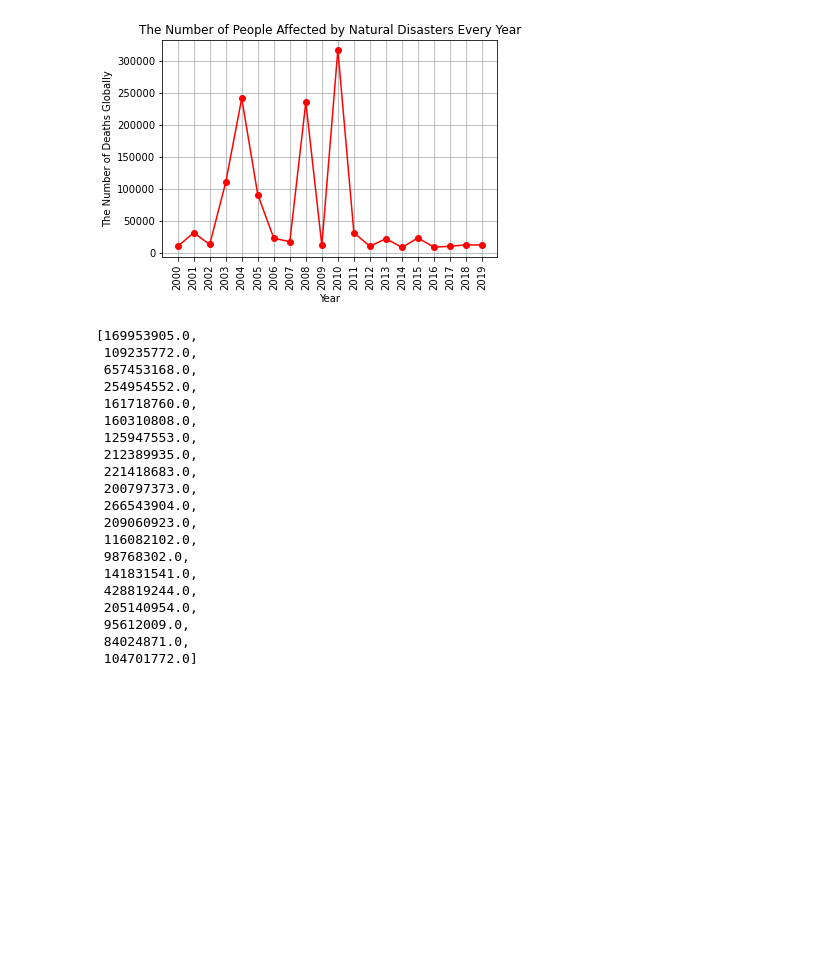
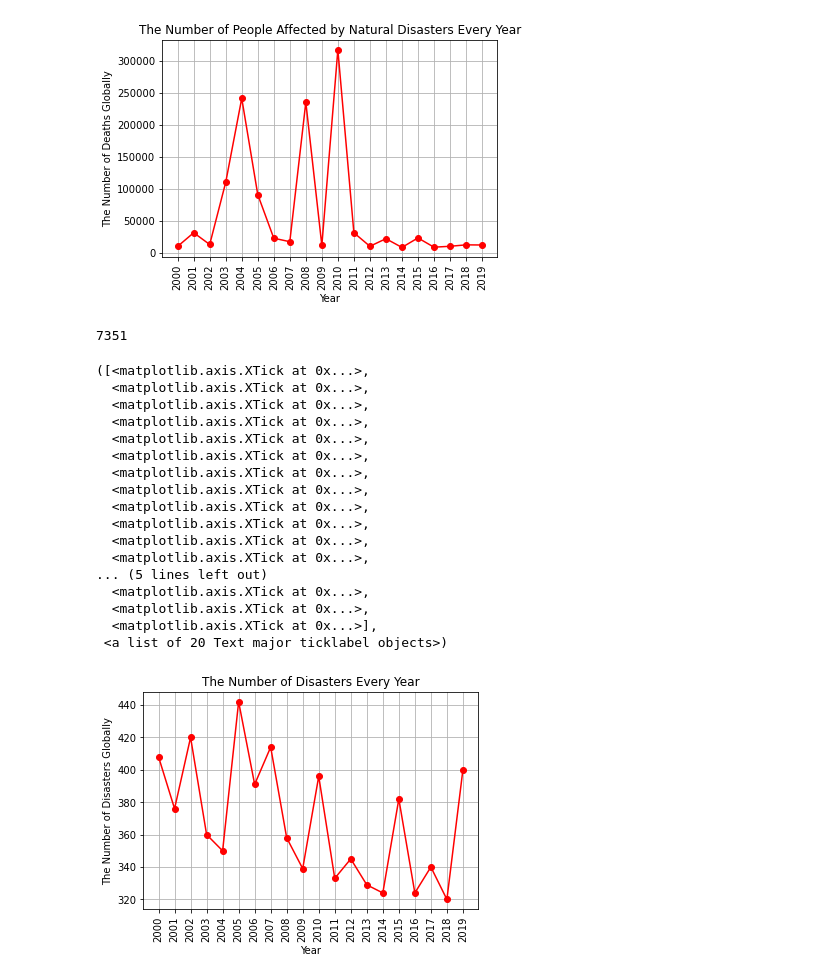
Before and after one commit to moriahtaylor1/climate-change-analysis, a Jupyter notebook: extreme_weather.ipynb, the cells around one changed output. Drawn from its saved outputs; the diff is of its cells as text; code cells hidden in the pictures; blank space fills up the shorter version.

Commit message:
Created graph showing number of disasters globally each year

```diff
--- a/extreme_weather.ipynb
+++ b/extreme_weather.ipynb
@@ -118,26 +118,44 @@ plt.xticks(years, rotation="vertical")
   <matplotlib.axis.XTick at 0x...>],
  <a list of 20 Text major ticklabel objects>)
 [figure]
-# %%
-total_deaths_list
-# %% [output]
-[169953905.0,
- 109235772.0,
- 657453168.0,
- 254954552.0,
- 161718760.0,
- 160310808.0,
- 125947553.0,
- 212389935.0,
- 221418683.0,
- 200797373.0,
- 266543904.0,
- 209060923.0,
- 116082102.0,
- 98768302.0,
- 141831541.0,
- 428819244.0,
- 205140954.0,
- 95612009.0,
- 84024871.0,
- 104701772.0]
+# %%
+len(disasters_cleandata['year'])
+# %% [output]
+7351
+# %%
+#Calculate total deaths globally per year
+total_disasters_list = []
+years = disasters_cleandata['year'].unique()
+for year in years:
+    subset = disasters_cleandata[disasters_cleandata['year']==year]
+    total = len(subset['year'])
+    total_disasters_list.append(total)
+total_disasters_list
+
+#Create line plot
+plt.plot(years, total_disasters_list, color='r', marker='o')
+plt.title("The Number of Disasters Every Year")
+plt.ylabel("The Number of Disasters Globally")
+plt.xlabel("Year")
+plt.grid(True)
+
+plt.xticks(years, rotation="vertical")
+# %% [output]
+([<matplotlib.axis.XTick at 0x...>,
+  <matplotlib.axis.XTick at 0x...>,
+  <matplotlib.axis.XTick at 0x...>,
+  <matplotlib.axis.XTick at 0x...>,
+  <matplotlib.axis.XTick at 0x...>,
+  <matplotlib.axis.XTick at 0x...>,
+  <matplotlib.axis.XTick at 0x...>,
+  <matplotlib.axis.XTick at 0x...>,
+  <matplotlib.axis.XTick at 0x...>,
+  <matplotlib.axis.XTick at 0x...>,
+  <matplotlib.axis.XTick at 0x...>,
+  <matplotlib.axis.XTick at 0x...>,
+... (5 lines left out)
+  <matplotlib.axis.XTick at 0x...>,
+  <matplotlib.axis.XTick at 0x...>,
+  <matplotlib.axis.XTick at 0x...>],
+ <a list of 20 Text major ticklabel objects>)
+[figure, added]
```
